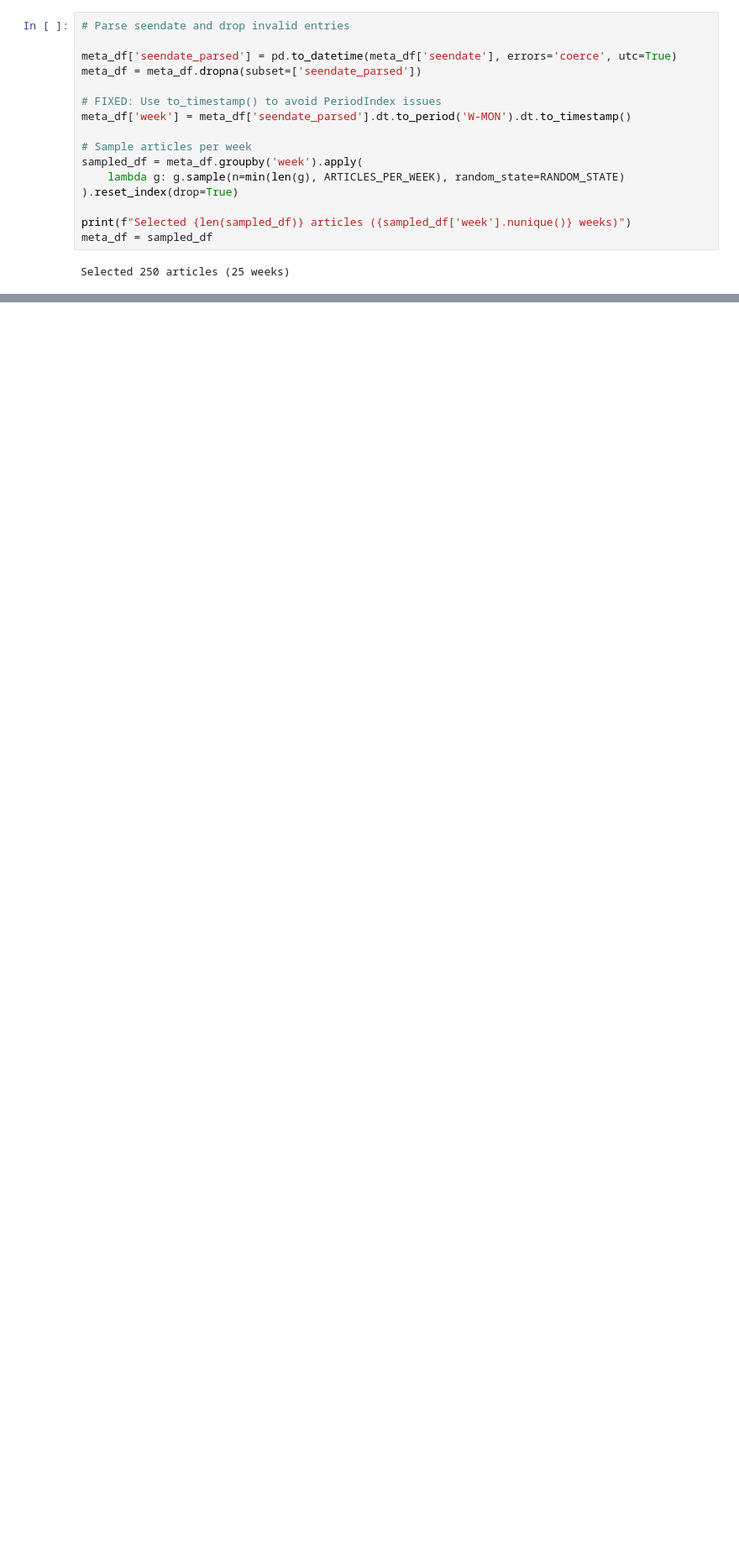
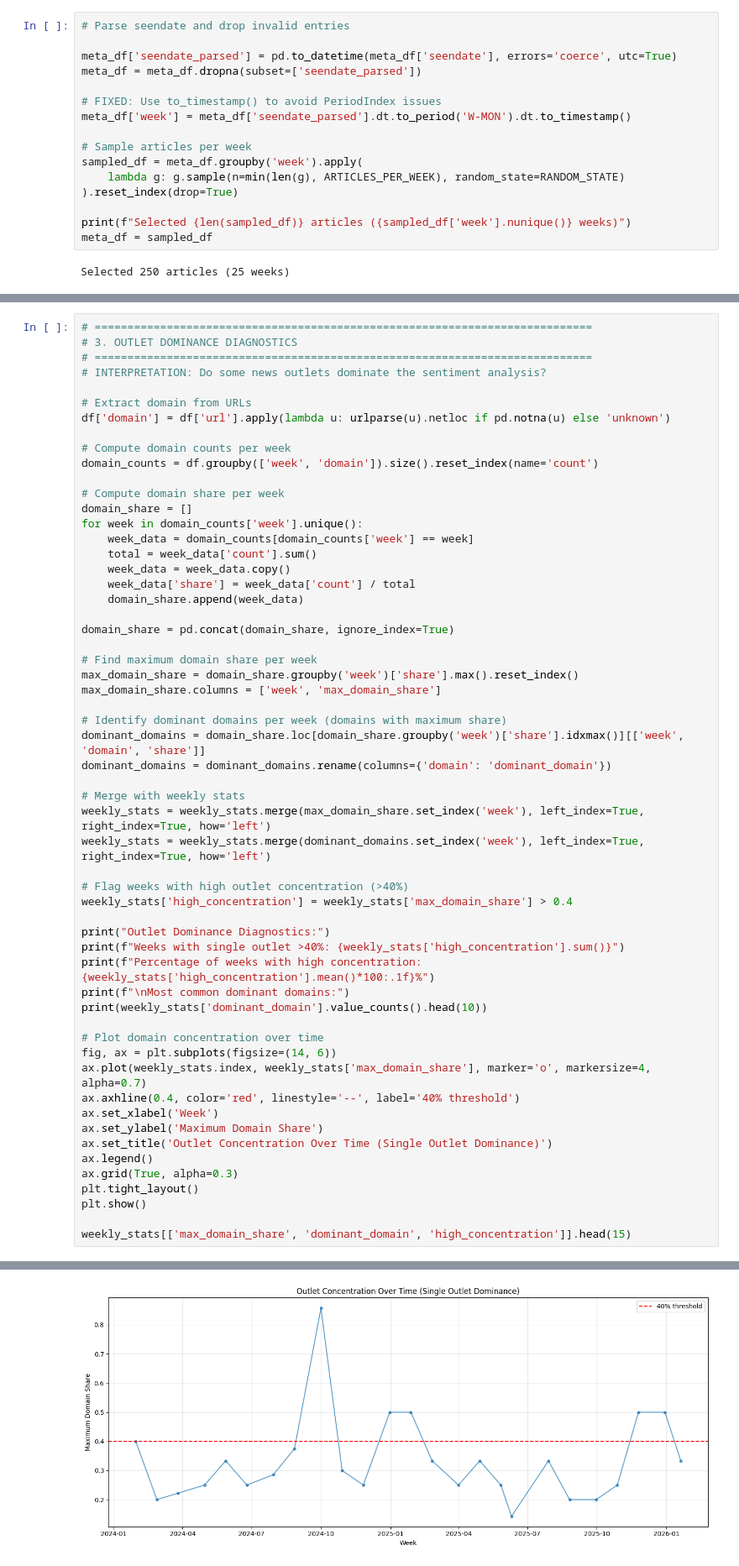
Before and after one commit to meamresh/Finance, a Jupyter notebook: 3_SentimentAnalysis/SentimentAnalysis.ipynb, the cells around one changed output, grey strips where cells are left out. Shown at 84% size. Saved outputs shown, nothing was run; the diff lists cells and outputs as text; blank space fills up the shorter version.

Commit message:
Sentiment Analysis

```diff
--- a/3_SentimentAnalysis/SentimentAnalysis.ipynb
+++ b/3_SentimentAnalysis/SentimentAnalysis.ipynb
@@ -604,0 +810,58 @@ plt.show()
+# %%
+# ============================================================================
+# 3. OUTLET DOMINANCE DIAGNOSTICS
+# ============================================================================
+# INTERPRETATION: Do some news outlets dominate the sentiment analysis?
+
+# Extract domain from URLs
+df['domain'] = df['url'].apply(lambda u: urlparse(u).netloc if pd.notna(u) else 'unknown')
+
+# Compute domain counts per week
+domain_counts = df.groupby(['week', 'domain']).size().reset_index(name='count')
+
+# Compute domain share per week
+domain_share = []
+for week in domain_counts['week'].unique():
+    week_data = domain_counts[domain_counts['week'] == week]
+    total = week_data['count'].sum()
+    week_data = week_data.copy()
+    week_data['share'] = week_data['count'] / total
+    domain_share.append(week_data)
+
+domain_share = pd.concat(domain_share, ignore_index=True)
+
+# Find maximum domain share per week
+max_domain_share = domain_share.groupby('week')['share'].max().reset_index()
+max_domain_share.columns = ['week', 'max_domain_share']
+
+# Identify dominant domains per week (domains with maximum share)
+dominant_domains = domain_share.loc[domain_share.groupby('week')['share'].idxmax()][['week', 'domain', 'share']]
+dominant_domains = dominant_domains.rename(columns={'domain': 'dominant_domain'})
+
+# Merge with weekly stats
+weekly_stats = weekly_stats.merge(max_domain_share.set_index('week'), left_index=True, right_index=True, how='left')
+weekly_stats = weekly_stats.merge(dominant_domains.set_index('week'), left_index=True, right_index=True, how='left')
+
+# Flag weeks with high outlet concentration (>40%)
+weekly_stats['high_concentration'] = weekly_stats['max_domain_share'] > 0.4
+
+print("Outlet Dominance Diagnostics:")
+print(f"Weeks with single outlet >40%: {weekly_stats['high_concentration'].sum()}")
+print(f"Percentage of weeks with high concentration: {weekly_stats['high_concentration'].mean()*100:.1f}%")
+print(f"\nMost common dominant domains:")
+print(weekly_stats['dominant_domain'].value_counts().head(10))
+
+# Plot domain concentration over time
+fig, ax = plt.subplots(figsize=(14, 6))
+ax.plot(weekly_stats.index, weekly_stats['max_domain_share'], marker='o', markersize=4, alpha=0.7)
+ax.axhline(0.4, color='red', linestyle='--', label='40% threshold')
+ax.set_xlabel('Week')
+ax.set_ylabel('Maximum Domain Share')
+ax.set_title('Outlet Concentration Over Time (Single Outlet Dominance)')
+ax.legend()
+ax.grid(True, alpha=0.3)
+plt.tight_layout()
+plt.show()
+
+weekly_stats[['max_domain_share', 'dominant_domain', 'high_concentration']].head(15)
+# %% [output]
@@ -604,0 +885 @@ plt.show()
+[figure, added]
```
Also changed, not shown: parts of 19 cells of this notebook, 3 other files.
